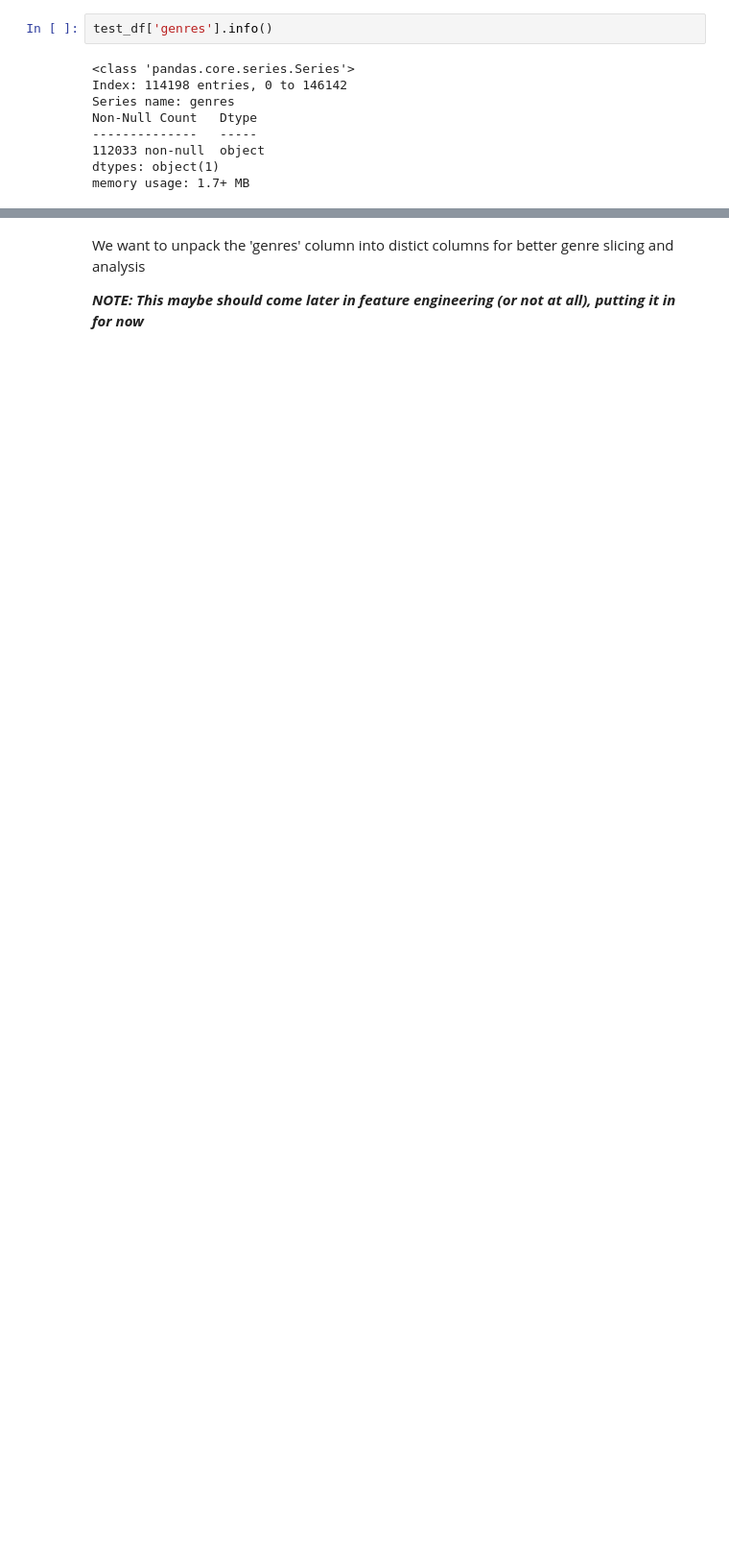
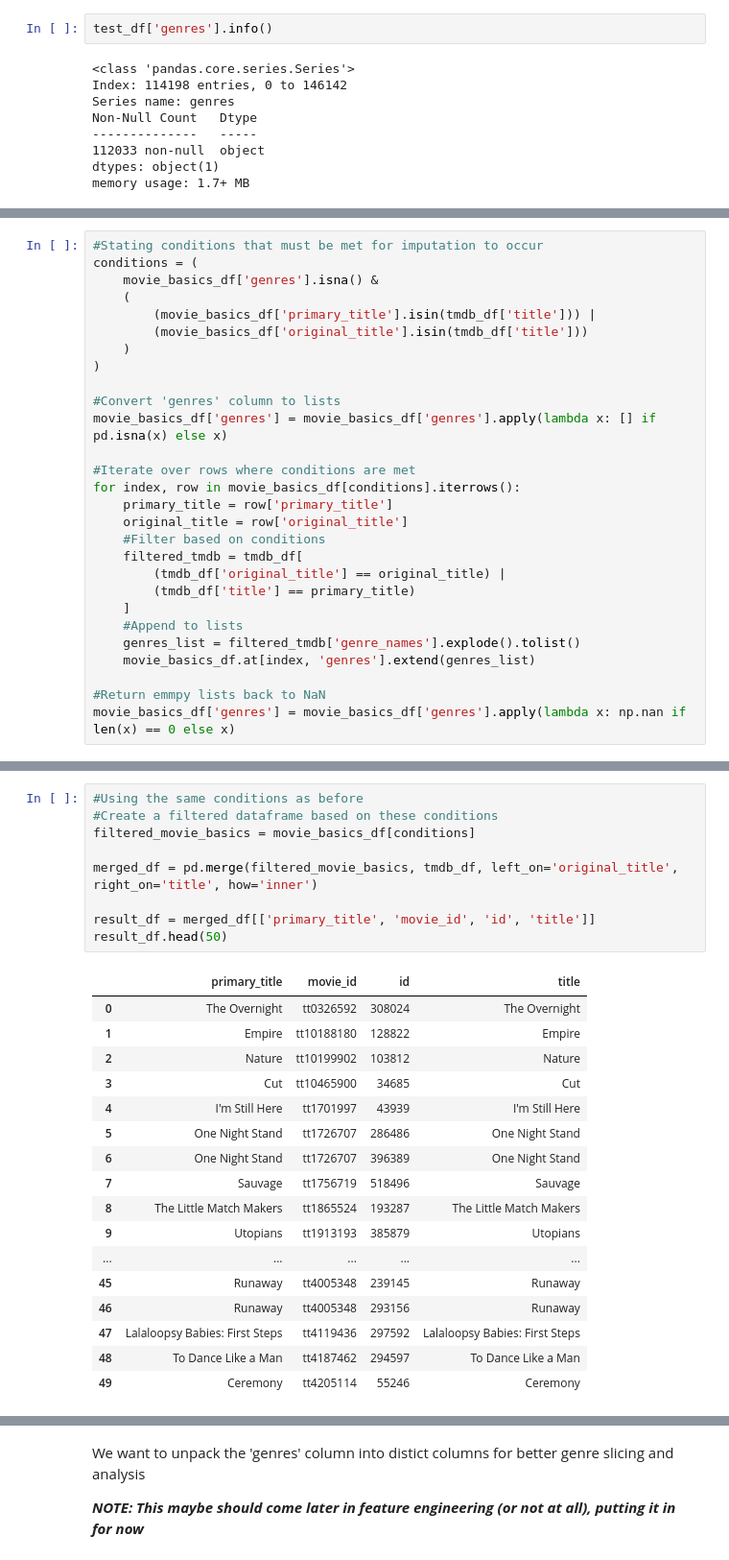
Before and after one commit to emmascotson/Movie-Data-Analysis, a Jupyter notebook: notebooks/exploratory.ipynb, the cells around one changed output, grey strips where cells are left out. Shown at 96% size. Saved outputs shown, nothing was run; the diff lists cells and outputs as text; blank space fills up the shorter version.

```diff
--- a/notebooks/exploratory.ipynb
+++ b/notebooks/exploratory.ipynb
@@ -869,0 +849,28 @@ ValueError: Must have equal len keys and value when setting with an iterable
+# %%
+#Stating conditions that must be met for imputation to occur
+conditions = (
+    movie_basics_df['genres'].isna() &
+    (
+        (movie_basics_df['primary_title'].isin(tmdb_df['title'])) |
+        (movie_basics_df['original_title'].isin(tmdb_df['title']))
+    )
+)
+
+#Convert 'genres' column to lists
+movie_basics_df['genres'] = movie_basics_df['genres'].apply(lambda x: [] if pd.isna(x) else x)
+
+#Iterate over rows where conditions are met
+for index, row in movie_basics_df[conditions].iterrows():
+    primary_title = row['primary_title']
+    original_title = row['original_title']
+    #Filter based on conditions
+    filtered_tmdb = tmdb_df[
+        (tmdb_df['original_title'] == original_title) |
+        (tmdb_df['title'] == primary_title)
+    ]
+    #Append to lists
+    genres_list = filtered_tmdb['genre_names'].explode().tolist()
+    movie_basics_df.at[index, 'genres'].extend(genres_list)
+
+#Return emmpy lists back to NaN
+movie_basics_df['genres'] = movie_basics_df['genres'].apply(lambda x: np.nan if len(x) == 0 else x)
@@ -869,0 +892,27 @@ ValueError: Must have equal len keys and value when setting with an iterable
+# %%
+#Using the same conditions as before
+#Create a filtered dataframe based on these conditions
+filtered_movie_basics = movie_basics_df[conditions]
+
+merged_df = pd.merge(filtered_movie_basics, tmdb_df, left_on='original_title', right_on='title', how='inner')
+
+result_df = merged_df[['primary_title', 'movie_id', 'id', 'title']]
+result_df.head(50)
+# %% [output]
+|  | primary_title | movie_id | id | title |
+| 0 | The Overnight | tt0326592 | 308024 | The Overnight |
+| 1 | Empire | tt10188180 | 128822 | Empire |
+| 2 | Nature | tt10199902 | 103812 | Nature |
+| 3 | Cut | tt10465900 | 34685 | Cut |
+| 4 | I'm Still Here | tt1701997 | 43939 | I'm Still Here |
+| 5 | One Night Stand | tt1726707 | 286486 | One Night Stand |
+| 6 | One Night Stand | tt1726707 | 396389 | One Night Stand |
+| 7 | Sauvage | tt1756719 | 518496 | Sauvage |
+| 8 | The Little Match Makers | tt1865524 | 193287 | The Little Match Makers |
+| 9 | Utopians | tt1913193 | 385879 | Utopians |
+| ... | ... | ... | ... | ... |
+| 45 | Runaway | tt4005348 | 239145 | Runaway |
+| 46 | Runaway | tt4005348 | 293156 | Runaway |
+| 47 | Lalaloopsy Babies: First Steps | tt4119436 | 297592 | Lalaloopsy Babies: First Steps |
+| 48 | To Dance Like a Man | tt4187462 | 294597 | To Dance Like a Man |
+| 49 | Ceremony | tt4205114 | 55246 | Ceremony |
```
Also changed, not shown: parts of 30 cells of this notebook.
